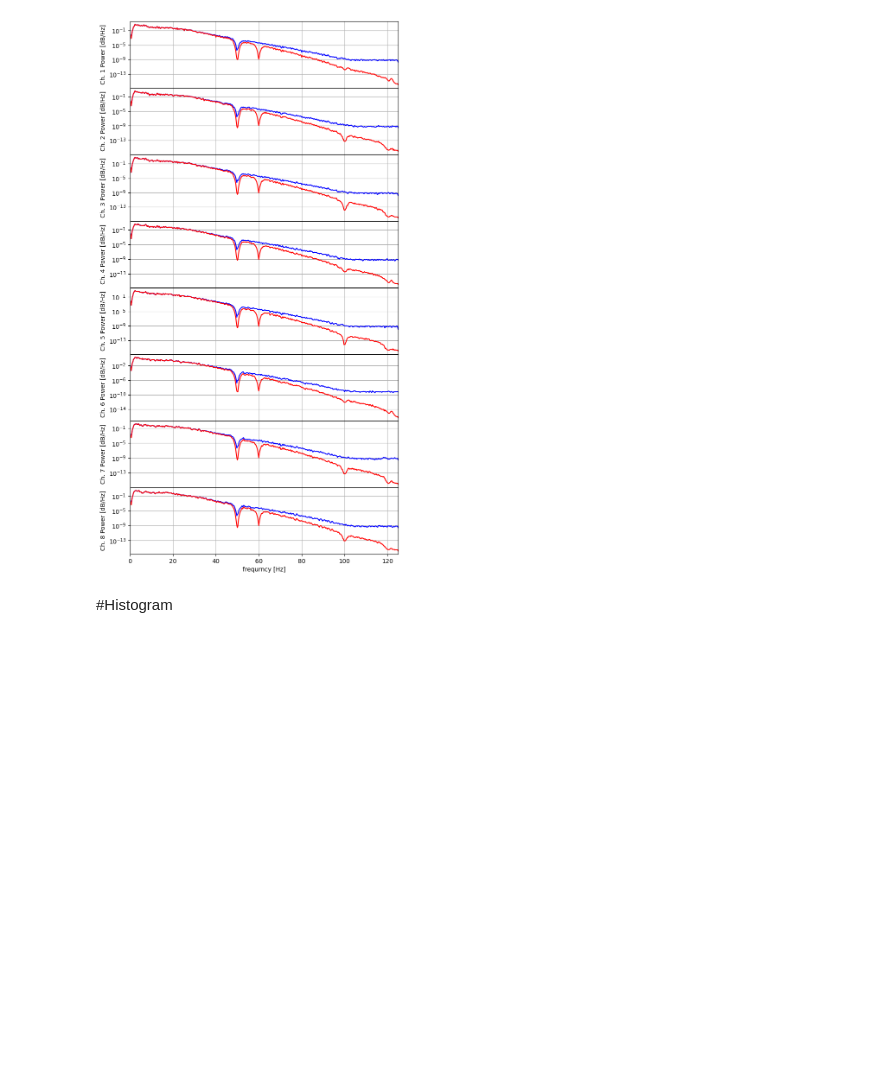
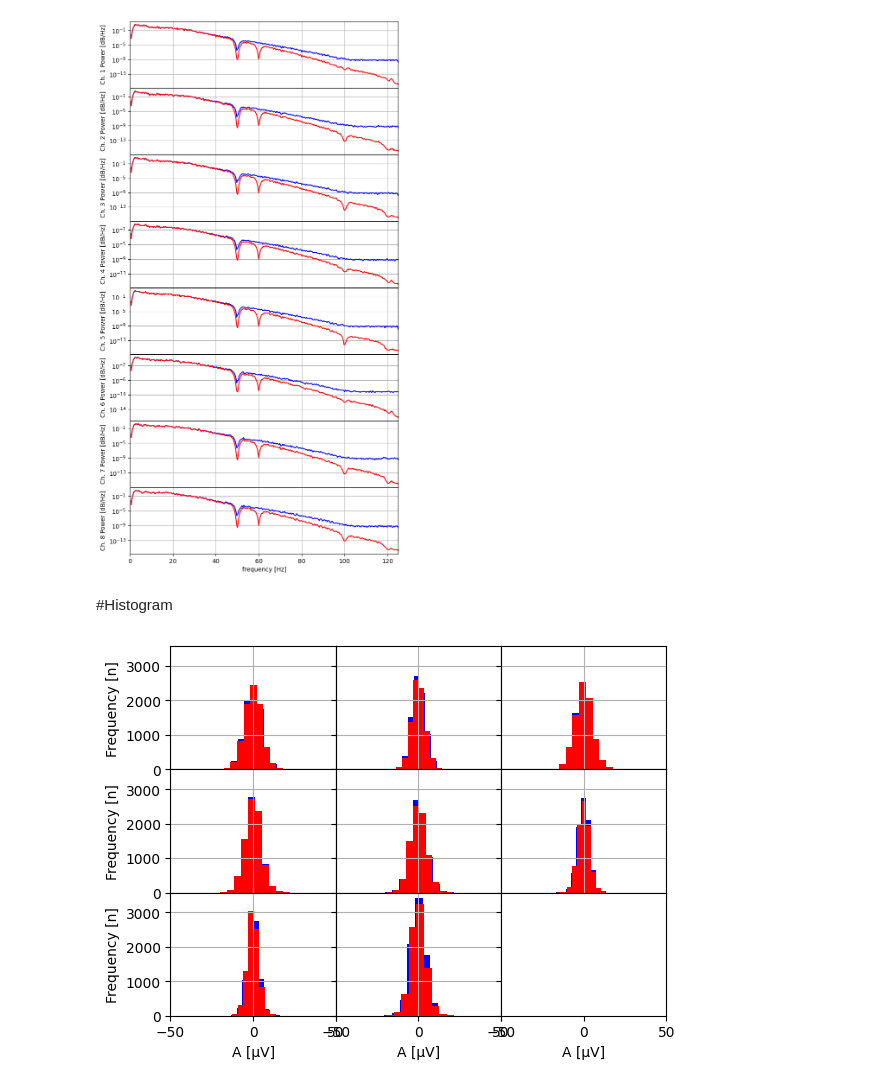
Before and after one commit to EEGKit/EEG-Signal-Quality, a Jupyter notebook: EEGSignalQuality.ipynb, the cells around one changed output. Cells and saved outputs as stored; diff of their text form; code cells hidden in the pictures; blank space fills up the shorter version.

```diff
--- a/EEGSignalQuality.ipynb
+++ b/EEGSignalQuality.ipynb
@@ -54,27 +72,48 @@ mp.show()
 #Frequency domain
 Visualize and plot frequency analysis using pwelch psd analysis. Raw spectrum and filtered spectrum are plotted to visualize the effects of filters on the frequency spectrum.
 # %%
+#calculate spectrum
 segmentLength = 4 * samplingRate;
-spectrumRaw = np.zeros((segmentLength // 2 + 1, numberOfEegChannels))
-spectrumFilt = np.zeros((segmentLength // 2 + 1, numberOfEegChannels))
-
+spectrumRaw = np.zeros((segmentLength // 2 + 1, eegColumnCount))
+spectrumFilt = np.zeros((segmentLength // 2 + 1, eegColumnCount))
 frequencies = None
-for i in range(numberOfEegChannels):
+for i in range(eegColumnCount):
     frequencies, spectrumRaw[:, i] = sp.welch(eeg[:, i], fs=samplingRate, nperseg=segmentLength)
     frequencies, spectrumFilt[:, i] = sp.welch(eegfilt[:, i], fs=samplingRate, nperseg=segmentLength)
 
-fig, axs = mp.subplots(numberOfEegChannels, 1, sharex=True, figsize=(8, 2*numberOfEegChannels), )
+#plot spectrum
+fig, axs = mp.subplots(eegColumnCount, 1, sharex=True, figsize=(8, 2*eegColumnCount), )
 fig.subplots_adjust(hspace=0)
-for i in range(numberOfEegChannels):
+for i in range(eegColumnCount):
     axs[i].semilogy(frequencies, spectrumRaw[:, i], color='blue', linestyle='-')
     axs[i].semilogy(frequencies, spectrumFilt[:, i], color='red', linestyle='-')
     axs[i].set_ylabel(f'Ch. {i+1} Power [dB/Hz]')
     axs[i].set_xlim(0, frequencies[frequencies.shape[0]-1])
     axs[i].grid(True)
 
-axs[numberOfEegChannels - 1].set_xlabel('frequrncy [Hz]')
+axs[eegColumnCount - 1].set_xlabel('frequency [Hz]')
 mp.show()
 # %% [output]
 [figure]
 # %% [markdown]
 #Histogram
+# %%
+#plot histogram
+r = math.ceil(math.sqrt(eegColumnCount))
+c = math.ceil(math.sqrt(eegColumnCount))
+fig, axs = mp.subplots(r, c, sharex=True, sharey=True )
+fig.subplots_adjust(hspace=0, wspace=0)
+for i in range(eegColumnCount):
+    axs[math.floor(i/c),i%c].grid(True)
+    axs[math.floor(i/c),i%c].hist(eeg[:,i], color = "blue")
+    axs[math.floor(i/c),i%c].hist(eegfilt[:,i], color = "red")
+    axs[math.floor(i/c),i%c].set_xlim(-50, 50)
+
+for i in range(c):
+    axs[r-1,i].set_xlabel('A [µV]')
+
+for i in range(r):
+    axs[i,0].set_ylabel('Frequency [n]')
+mp.show()
+# %% [output]
+[figure, added]
```
Also changed, not shown: parts of 3 cells of this notebook.
